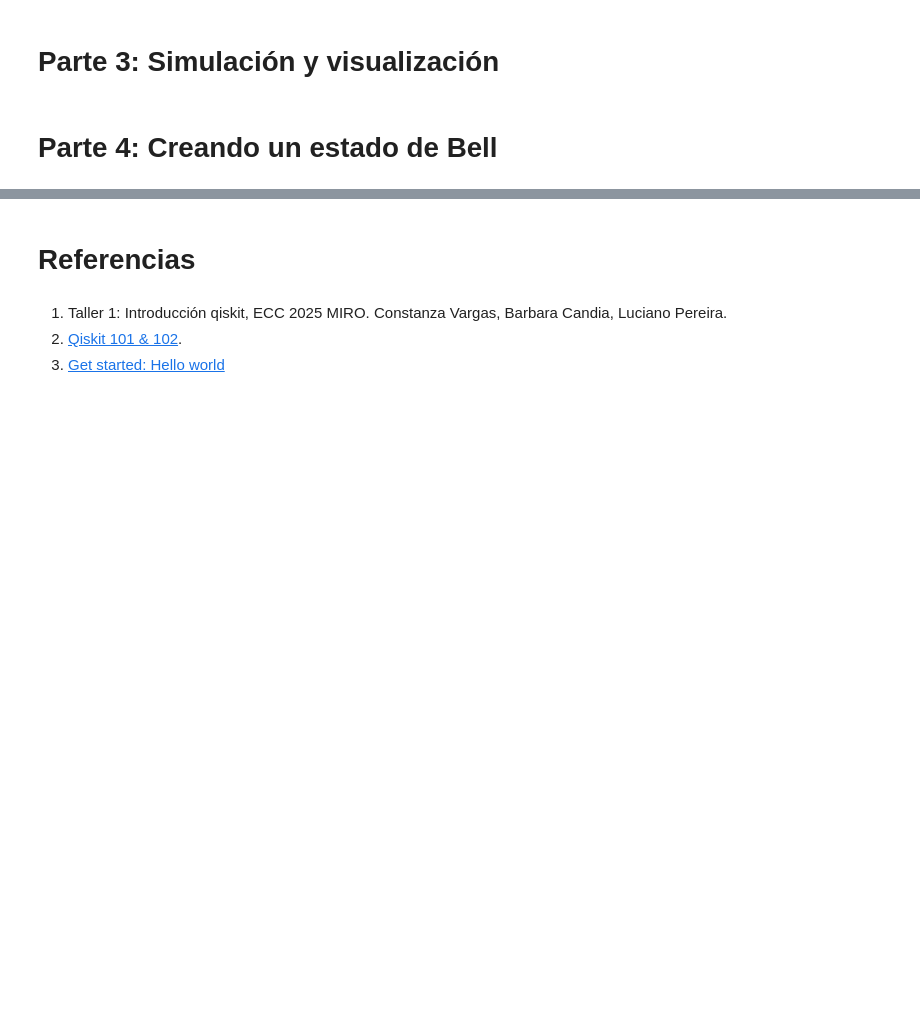
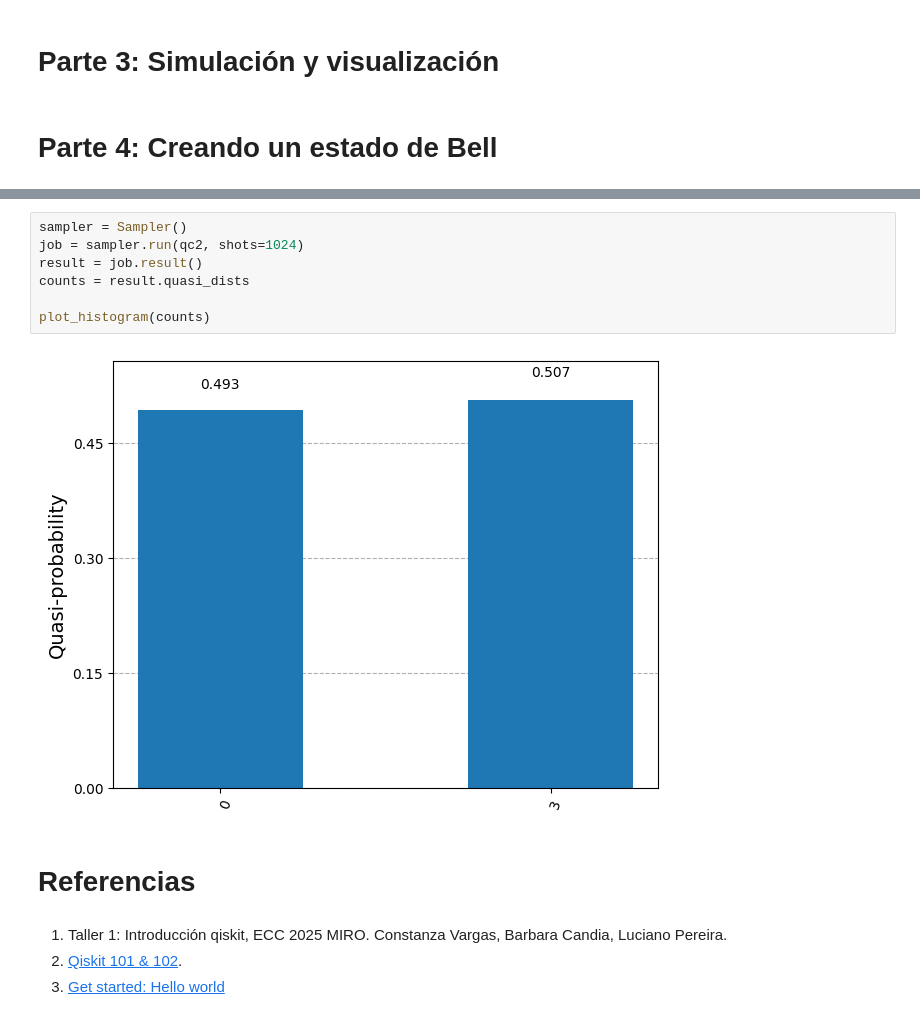
Before and after one commit to Ufoan/Taller_curso_inf_cuantica_525405, a Jupyter notebook: Lab_practico_intro_qiskit_clase_1.ipynb, the cells around one changed output, grey strips where cells are left out. Cells and saved outputs as stored; diff of their text form; blank space fills up the shorter version.

```diff
--- a/Lab_practico_intro_qiskit_clase_1.ipynb
+++ b/Lab_practico_intro_qiskit_clase_1.ipynb
@@ -143,3 +151,12 @@ En caso que no funcione la tabla, poner imagen:
+# %%
+sampler = Sampler()
+job = sampler.run(qc2, shots=1024)
+result = job.result()
+counts = result.quasi_dists
+
+plot_histogram(counts)
+# %% [output]
+[figure, added]
 # %% [markdown]
 # Referencias
 # %% [markdown]
```
Also changed, not shown: parts of 1 cell of this notebook.
